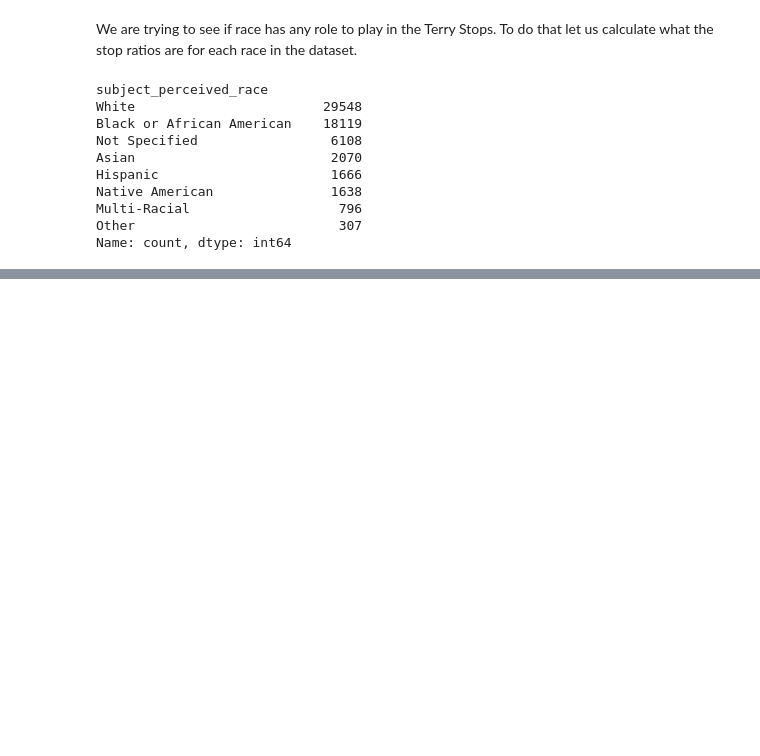
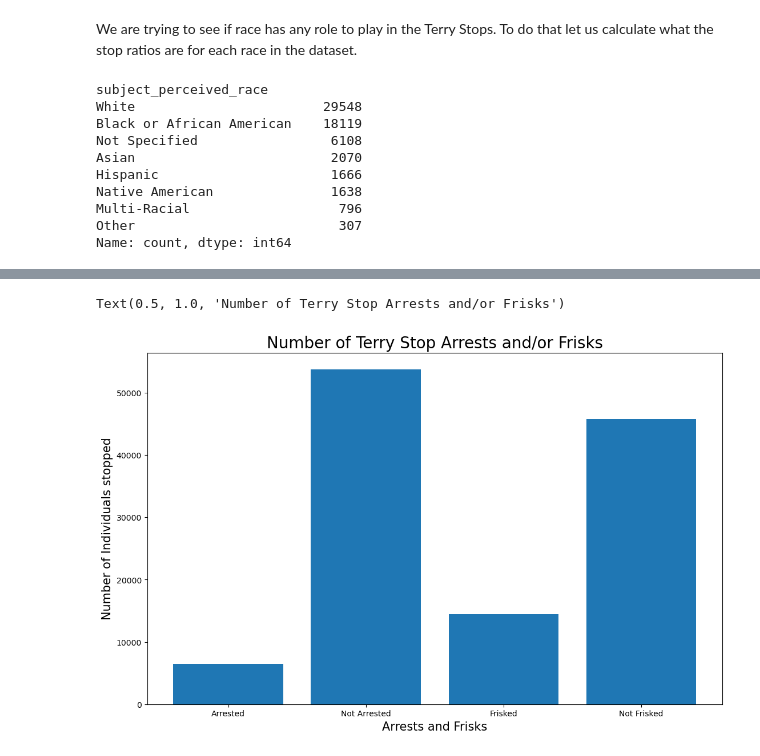
Before and after one commit to ShamlaA/Terry-Traffic-Stops-Prediction-for-Racial-Bias, a Jupyter notebook: Terry_stops_EDA.ipynb, the cells around one changed output, grey strips where cells are left out. Drawn from its saved outputs; the diff is of its cells as text; code cells hidden in the pictures; blank space fills up the shorter version.

```diff
--- a/Terry_stops_EDA.ipynb
+++ b/Terry_stops_EDA.ipynb
@@ -132,0 +313,20 @@ stops
+# %%
+# Plotting the comparison
+arrest_yes = 6500
+arrest_no = 53752
+frisk_yes = 14455
+frisk_no = 45797
+
+x = ['Arrested', 'Not Arrested', 'Frisked', 'Not Frisked']
+y = [arrest_yes, arrest_no, frisk_yes, frisk_no]
+
+fig = plt.figure(figsize=(13,8))
+
+ax = sns.barplot()
+ax.bar(x, y)
+ax.set_xlabel('Arrests and Frisks', fontsize=15)
+ax.set_ylabel('Number of Individuals stopped', fontsize=15),
+ax.set_title('Number of Terry Stop Arrests and/or Frisks', fontsize=20)
+# %% [output]
+Text(0.5, 1.0, 'Number of Terry Stop Arrests and/or Frisks')
+[figure, added]
```
Also changed, not shown: parts of 24 cells of this notebook.
